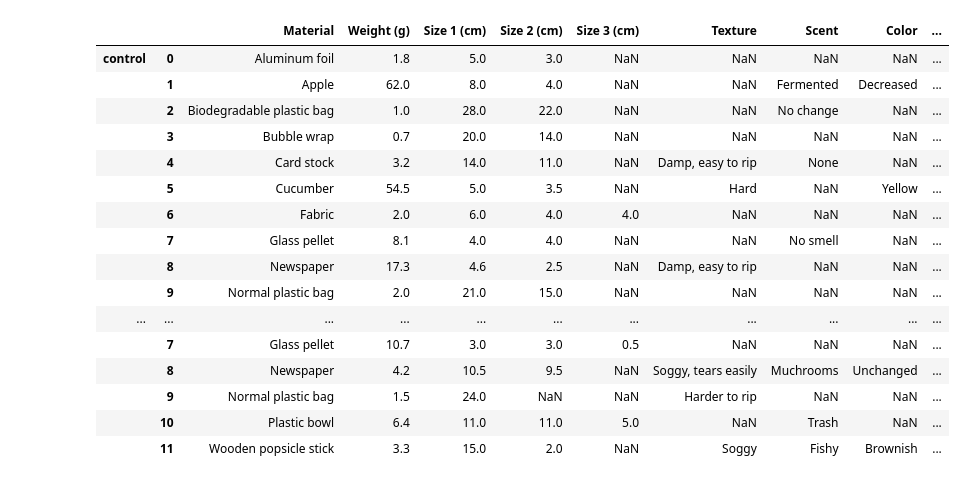
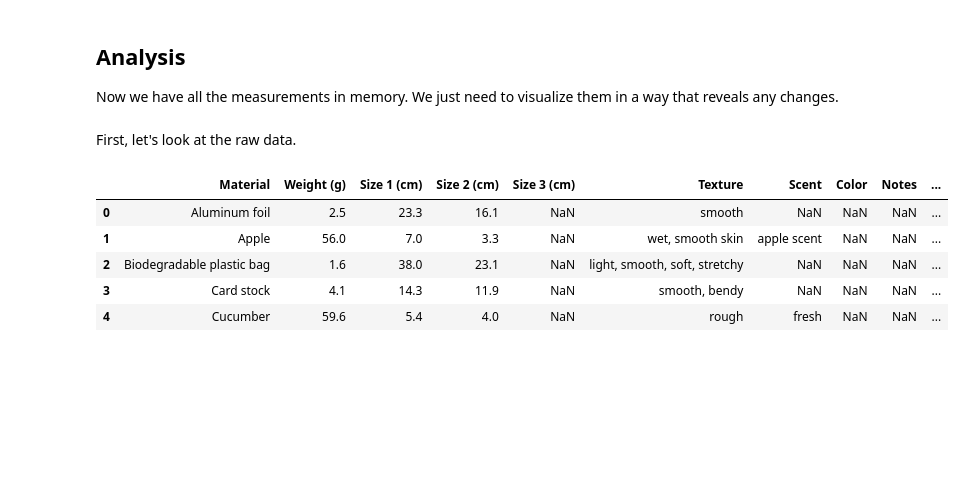
Before and after one commit to thousandlegs/mesquite_science_fair_sy2018, a Jupyter notebook: Data Analysis.ipynb, the cells around one changed output. Cells and saved outputs as stored; diff of their text form; code cells hidden in the pictures; blank space fills up the shorter version.

Commit message:
Add a little more analysis

```diff
--- a/Data Analysis.ipynb
+++ b/Data Analysis.ipynb
@@ -43,20 +44,0 @@ data[PRE]
-# %%
-data[POST]
-# %% [output]
-|  |  | Material | Weight (g) | Size 1 (cm) | Size 2 (cm) | Size 3 (cm) | Texture | Scent | Color | ... |
-| control | 0 | Aluminum foil | 1.8 | 5.0 | 3.0 | NaN | NaN | NaN | NaN | ... |
-|  | 1 | Apple | 62.0 | 8.0 | 4.0 | NaN | NaN | Fermented | Decreased | ... |
-|  | 2 | Biodegradable plastic bag | 1.0 | 28.0 | 22.0 | NaN | NaN | No change | NaN | ... |
-|  | 3 | Bubble wrap | 0.7 | 20.0 | 14.0 | NaN | NaN | NaN | NaN | ... |
-|  | 4 | Card stock | 3.2 | 14.0 | 11.0 | NaN | Damp, easy to rip | None | NaN | ... |
-|  | 5 | Cucumber | 54.5 | 5.0 | 3.5 | NaN | Hard | NaN | Yellow | ... |
-|  | 6 | Fabric | 2.0 | 6.0 | 4.0 | 4.0 | NaN | NaN | NaN | ... |
-|  | 7 | Glass pellet | 8.1 | 4.0 | 4.0 | NaN | NaN | No smell | NaN | ... |
-|  | 8 | Newspaper | 17.3 | 4.6 | 2.5 | NaN | Damp, easy to rip | NaN | NaN | ... |
-|  | 9 | Normal plastic bag | 2.0 | 21.0 | 15.0 | NaN | NaN | NaN | NaN | ... |
-| ... | ... | ... | ... | ... | ... | ... | ... | ... | ... | ... |
-|  | 7 | Glass pellet | 10.7 | 3.0 | 3.0 | 0.5 | NaN | NaN | NaN | ... |
-|  | 8 | Newspaper | 4.2 | 10.5 | 9.5 | NaN | Soggy, tears easily | Muchrooms | Unchanged | ... |
-|  | 9 | Normal plastic bag | 1.5 | 24.0 | NaN | NaN | Harder to rip | NaN | NaN | ... |
-|  | 10 | Plastic bowl | 6.4 | 11.0 | 11.0 | 5.0 | NaN | Trash | NaN | ... |
-|  | 11 | Wooden popsicle stick | 3.3 | 15.0 | 2.0 | NaN | Soggy | Fishy | Brownish | ... |
@@ -62,0 +53,14 @@ data[POST]
+# %% [markdown]
+## Analysis
+Now we have all the measurements in memory. We just need to visualize them in a way that reveals any changes.
+# %% [markdown]
+First, let's look at the raw data.
+# %%
+all.head()
+# %% [output]
+|  | Material | Weight (g) | Size 1 (cm) | Size 2 (cm) | Size 3 (cm) | Texture | Scent | Color | Notes | ... |
+| 0 | Aluminum foil | 2.5 | 23.3 | 16.1 | NaN | smooth | NaN | NaN | NaN | ... |
+| 1 | Apple | 56.0 | 7.0 | 3.3 | NaN | wet, smooth skin | apple scent | NaN | NaN | ... |
+| 2 | Biodegradable plastic bag | 1.6 | 38.0 | 23.1 | NaN | light, smooth, soft, stretchy | NaN | NaN | NaN | ... |
+| 3 | Card stock | 4.1 | 14.3 | 11.9 | NaN | smooth, bendy | NaN | NaN | NaN | ... |
+| 4 | Cucumber | 59.6 | 5.4 | 4.0 | NaN | rough | fresh | NaN | NaN | ... |
```
Also changed, not shown: parts of 19 cells of this notebook.
